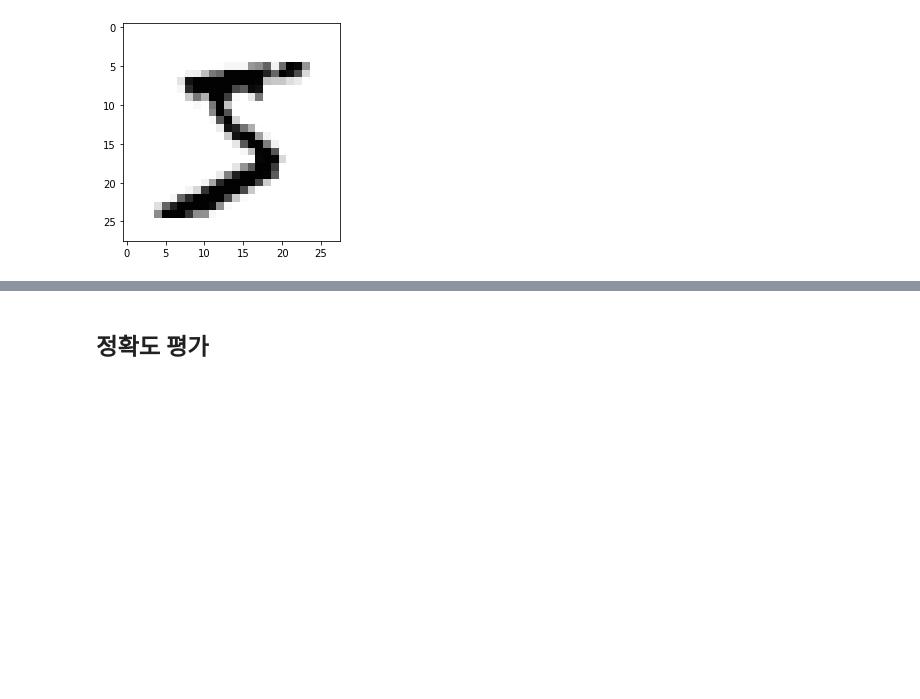
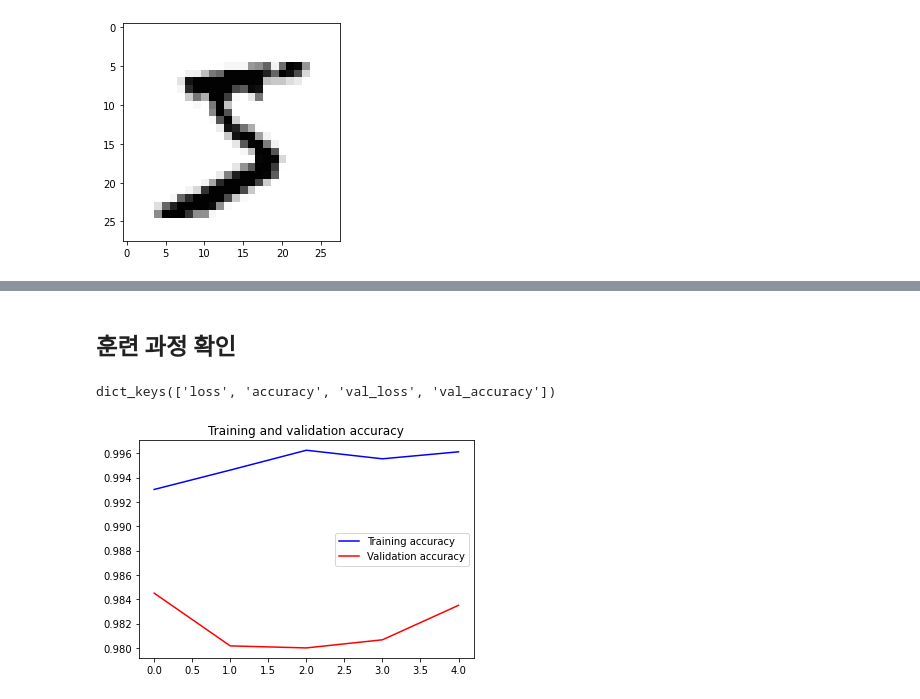
Before and after one commit to krrong/MNIST, a Jupyter notebook: DNN.ipynb, the cells around one changed output, grey strips where cells are left out. Saved outputs shown, nothing was run; the diff lists cells and outputs as text; code cells hidden in the pictures; blank space fills up the shorter version.

```diff
--- a/DNN.ipynb
+++ b/DNN.ipynb
@@ -80,5 +80,6 @@ _________________________________________________________________
 # %%
-model.fit(x_train, y_train,
+history = model.fit(x_train, y_train,
+          validation_split=0.1,
           epochs=5)
 # %% [output]
 Epoch 1/5
@@ -95,2 +95,17 @@ Epoch 5/5
-# %% [markdown]
-## 정확도 평가
+# %% [markdown]
+## 훈련 과정 확인
+# %%
+print(history.history.keys())
+train_accuracy = history.history['accuracy']
+val_accuracy = history.history['val_accuracy']
+train_loss = history.history['loss']
+val_loss = history.history['val_loss']
+
+plt.plot(list(range(5)), train_accuracy, 'b', label='Training accuracy')
+plt.plot(list(range(5)), val_accuracy, 'r', label='Validation accuracy')
+plt.title("Training and validation accuracy")
+plt.legend()
+plt.show()
+# %% [output]
+dict_keys(['loss', 'accuracy', 'val_loss', 'val_accuracy'])
+[figure, added]
```
Also changed, not shown: parts of 19 cells of this notebook.
